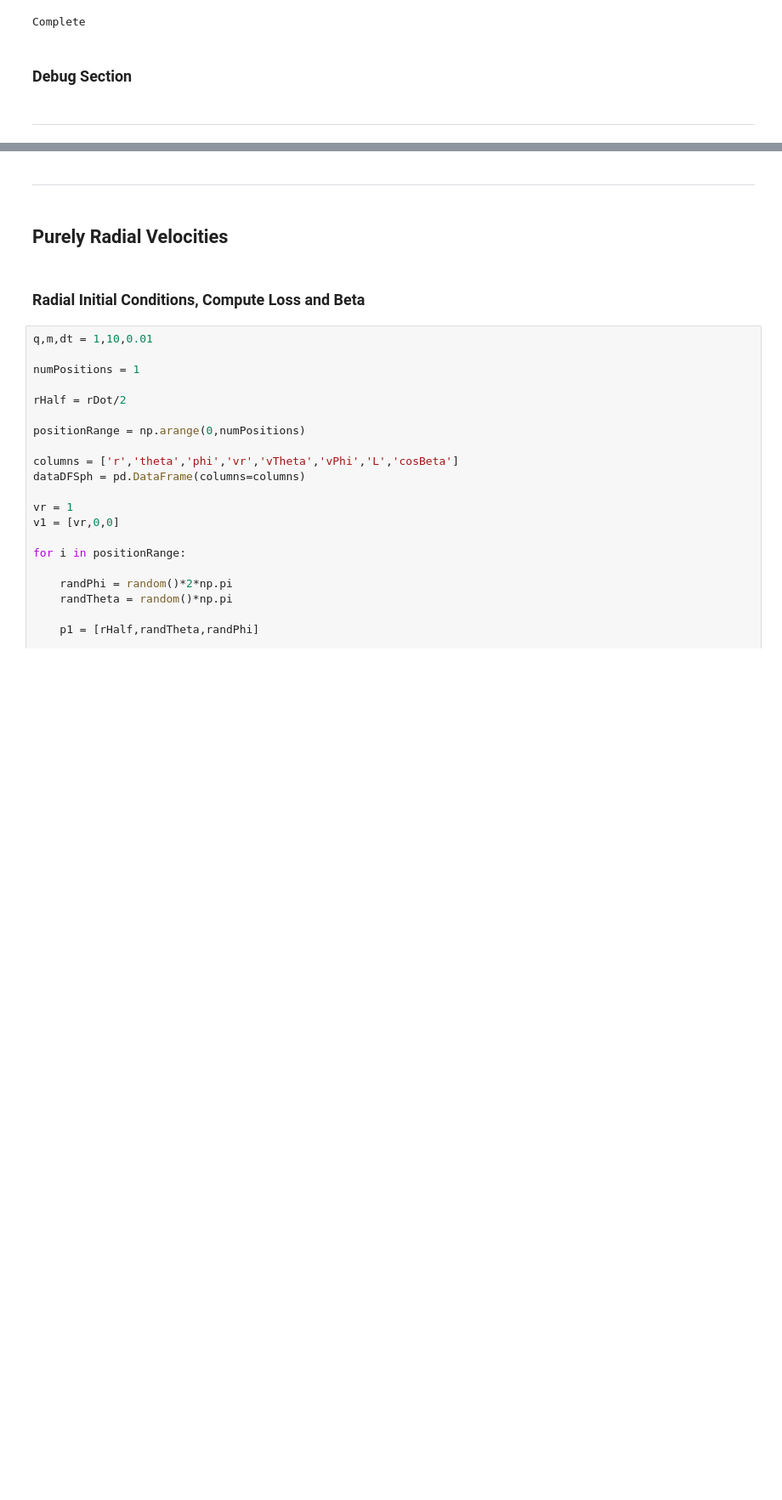
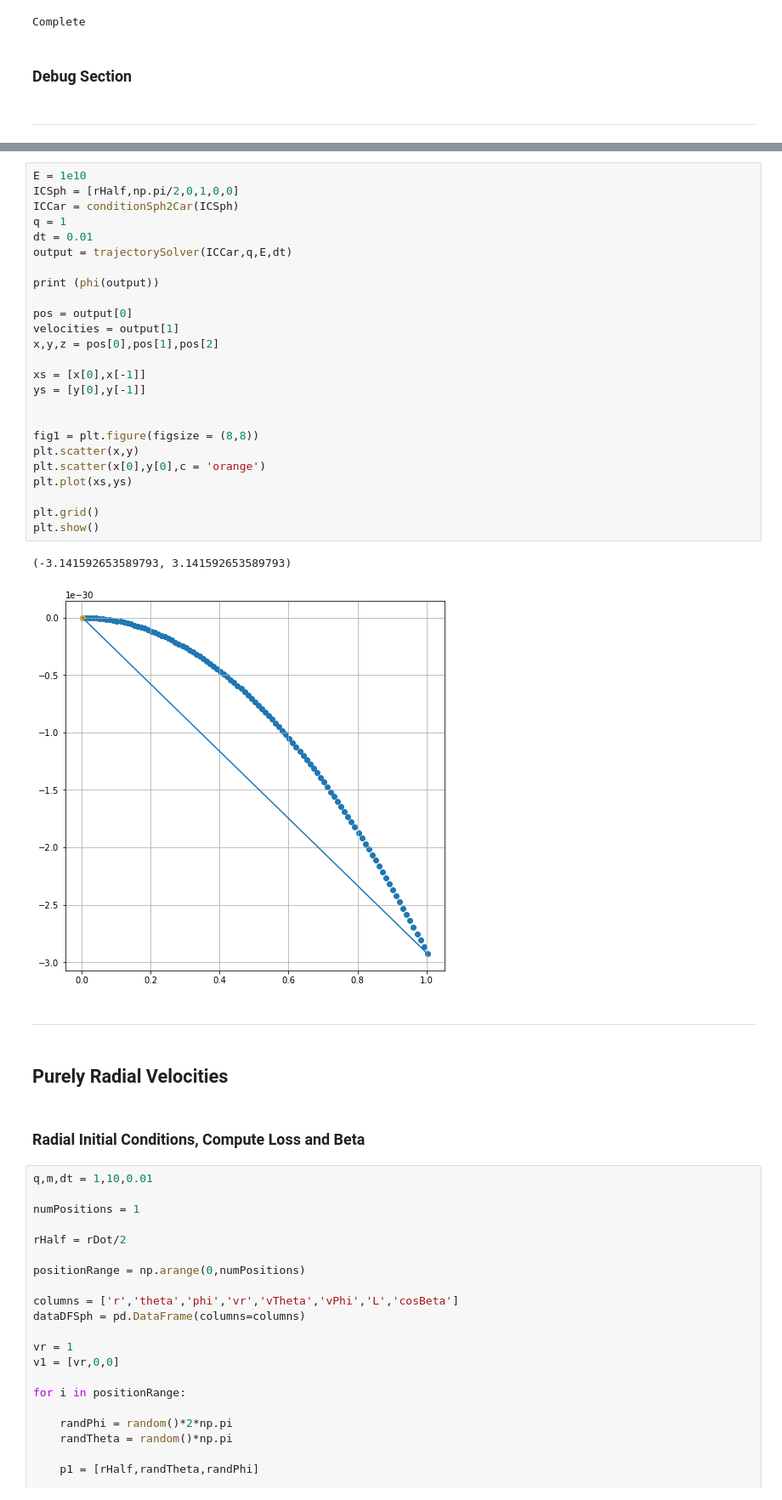
Before and after one commit to agree019/Neutrino-Trajectory, a Jupyter notebook: !Plane_Formulation.ipynb, the cells around one changed output, grey strips where cells are left out. Shown at 85% size. Saved outputs shown, nothing was run; the diff lists cells and outputs as text; blank space fills up the shorter version.

```diff
--- a/!Plane_Formulation.ipynb
+++ b/!Plane_Formulation.ipynb
@@ -1152,3 +1144,31 @@ velHalf_Initial:  [-1.0, 0.0, 0.0]
+# %%
+E = 1e10
+ICSph = [rHalf,np.pi/2,0,1,0,0]
+ICCar = conditionSph2Car(ICSph)
+q = 1
+dt = 0.01
+output = trajectorySolver(ICCar,q,E,dt)
+
+print (phi(output))
+
+pos = output[0]
+velocities = output[1]
+x,y,z = pos[0],pos[1],pos[2]
+
+xs = [x[0],x[-1]]
+ys = [y[0],y[-1]]
+
+
+fig1 = plt.figure(figsize = (8,8))
+plt.scatter(x,y)
+plt.scatter(x[0],y[0],c = 'orange')
+plt.plot(xs,ys)
+
+plt.grid()
+plt.show()
+# %% [output]
+(-3.141592653589793, 3.141592653589793)
+[figure, added]
 # %% [markdown]
 -----------------------
 # %% [markdown]
```
Also changed, not shown: parts of 29 cells of this notebook.
